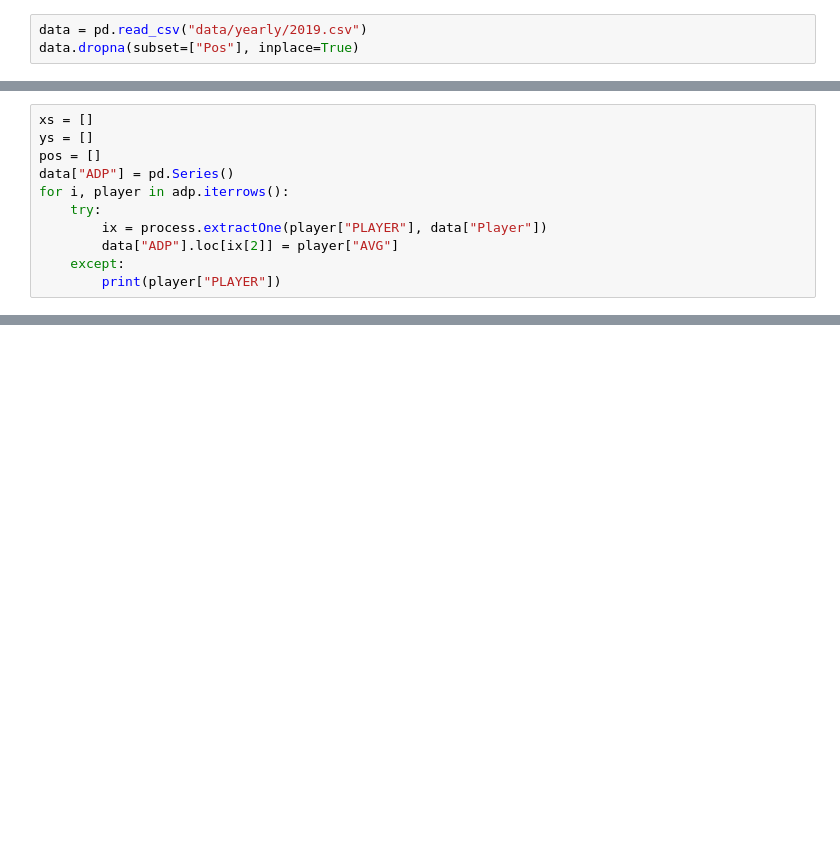
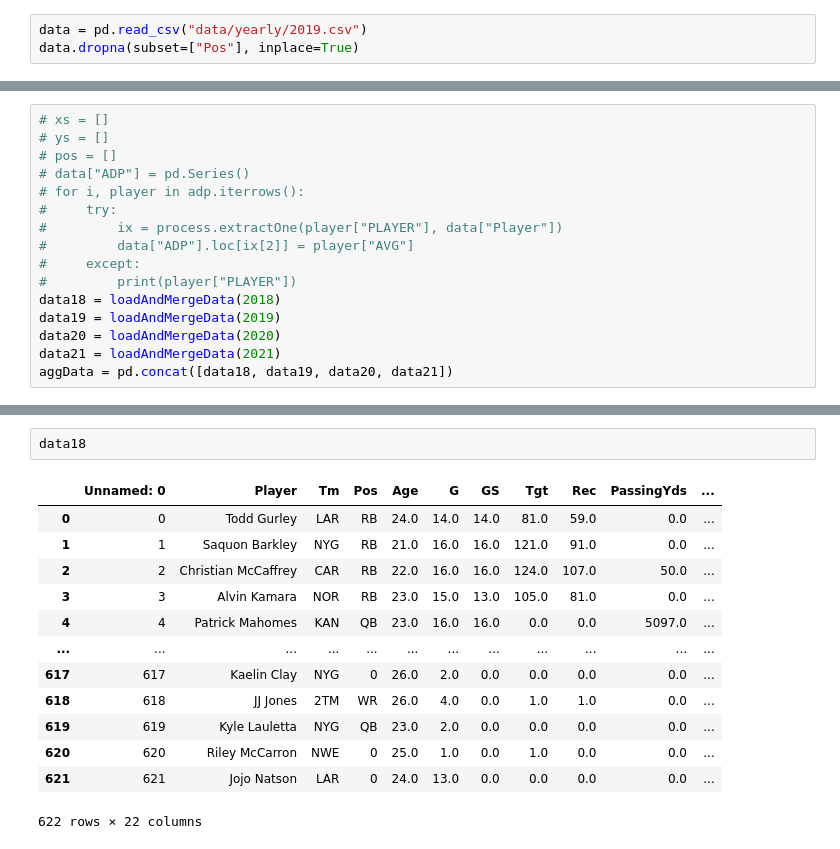
Before and after one commit to gsubmarine/fantasy_football_2022, a Jupyter notebook: Pats money maker.ipynb, the cells around one changed output, grey strips where cells are left out. Drawn from its saved outputs; the diff is of its cells as text; blank space fills up the shorter version.

```diff
--- a/Pats money maker.ipynb
+++ b/Pats money maker.ipynb
@@ -49,12 +210,17 @@ def plotKmeans(df, x="ADP", y="FantasyPoints", position="RB", clusters=2):
 # %%
-xs = []
-ys = []
-pos = []
-data["ADP"] = pd.Series()
-for i, player in adp.iterrows():
-    try:
-        ix = process.extractOne(player["PLAYER"], data["Player"])
-        data["ADP"].loc[ix[2]] = player["AVG"]
-    except:
-        print(player["PLAYER"])
+# xs = []
+# ys = []
+# pos = []
+# data["ADP"] = pd.Series()
+# for i, player in adp.iterrows():
+#     try:
+#         ix = process.extractOne(player["PLAYER"], data["Player"])
+#         data["ADP"].loc[ix[2]] = player["AVG"]
+#     except:
+#         print(player["PLAYER"])
+data18 = loadAndMergeData(2018)
+data19 = loadAndMergeData(2019)
+data20 = loadAndMergeData(2020)
+data21 = loadAndMergeData(2021)
+aggData = pd.concat([data18, data19, data20, data21])
 # %% [output]
@@ -76,0 +308,16 @@ ADP
+# %%
+data18
+# %% [output]
+|  | Unnamed: 0 | Player | Tm | Pos | Age | G | GS | Tgt | Rec | PassingYds | ... |
+| 0 | 0 | Todd Gurley | LAR | RB | 24.0 | 14.0 | 14.0 | 81.0 | 59.0 | 0.0 | ... |
+| 1 | 1 | Saquon Barkley | NYG | RB | 21.0 | 16.0 | 16.0 | 121.0 | 91.0 | 0.0 | ... |
+| 2 | 2 | Christian McCaffrey | CAR | RB | 22.0 | 16.0 | 16.0 | 124.0 | 107.0 | 50.0 | ... |
+| 3 | 3 | Alvin Kamara | NOR | RB | 23.0 | 15.0 | 13.0 | 105.0 | 81.0 | 0.0 | ... |
+| 4 | 4 | Patrick Mahomes | KAN | QB | 23.0 | 16.0 | 16.0 | 0.0 | 0.0 | 5097.0 | ... |
+| ... | ... | ... | ... | ... | ... | ... | ... | ... | ... | ... | ... |
+| 617 | 617 | Kaelin Clay | NYG | 0 | 26.0 | 2.0 | 0.0 | 0.0 | 0.0 | 0.0 | ... |
+| 618 | 618 | JJ Jones | 2TM | WR | 26.0 | 4.0 | 0.0 | 1.0 | 1.0 | 0.0 | ... |
+| 619 | 619 | Kyle Lauletta | NYG | QB | 23.0 | 2.0 | 0.0 | 0.0 | 0.0 | 0.0 | ... |
+| 620 | 620 | Riley McCarron | NWE | 0 | 25.0 | 1.0 | 0.0 | 1.0 | 0.0 | 0.0 | ... |
+| 621 | 621 | Jojo Natson | LAR | 0 | 24.0 | 13.0 | 0.0 | 0.0 | 0.0 | 0.0 | ... |
+622 rows × 22 columns
```
Also changed, not shown: parts of 14 cells of this notebook.
